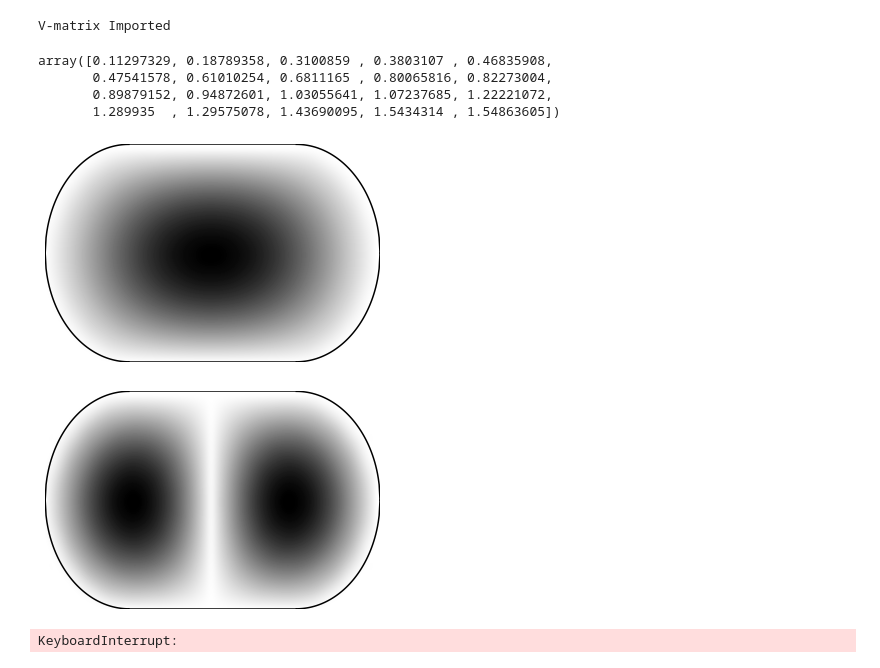
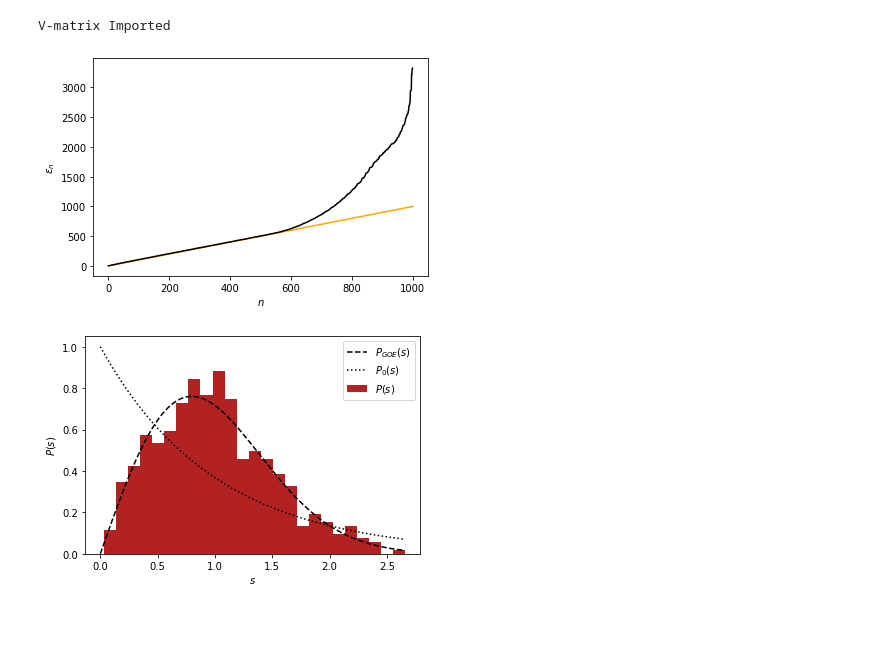
Before and after one commit to benjaminorthner/cms_exam_project, a Jupyter notebook: billiard/billiard.ipynb, the cells around one changed output. Drawn from its saved outputs; the diff is of its cells as text; code cells hidden in the pictures; blank space fills up the shorter version.

```diff
--- a/billiard/billiard.ipynb
+++ b/billiard/billiard.ipynb
@@ -128,21 +33,13 @@ plt.show()
 # %%
 from billiard import *
 # %%
-S = Billiard(shape='stadium', a1=4, a2=2, M0=400, V0=5e4)
+S = Billiard(shape='stadium', a1=4, a2=2, M0=1000, V0=5e4)
 S.compute_everything()
 # %% [output]
 V-matrix Imported
-# %%
-S.En_evals[:20]
-# %% [output]
-array([0.11297329, 0.18789358, 0.3100859 , 0.3803107 , 0.46835908,
-       0.47541578, 0.61010254, 0.6811165 , 0.80065816, 0.82273004,
-       0.89879152, 0.94872601, 1.03055641, 1.07237685, 1.22221072,
-       1.289935  , 1.29575078, 1.43690095, 1.5434314 , 1.54863605])
-# %%
-for n in range(20):
-    S.plot_wavefunction(n, 2*50, 50, save=True)
-# %% [output]
-[figure, removed]
-[figure, removed]
-KeyboardInterrupt:
+# %%
+S.plot_unfolded_spectrum(save=True)
+S.plot_spacing_distribution(bins=25, plot_GOE=True, plot_Poission=True, save=True)
+# %% [output]
+[figure, added]
+[figure, added]
```
Also changed, not shown: parts of 12 cells of this notebook, 2 other files.
